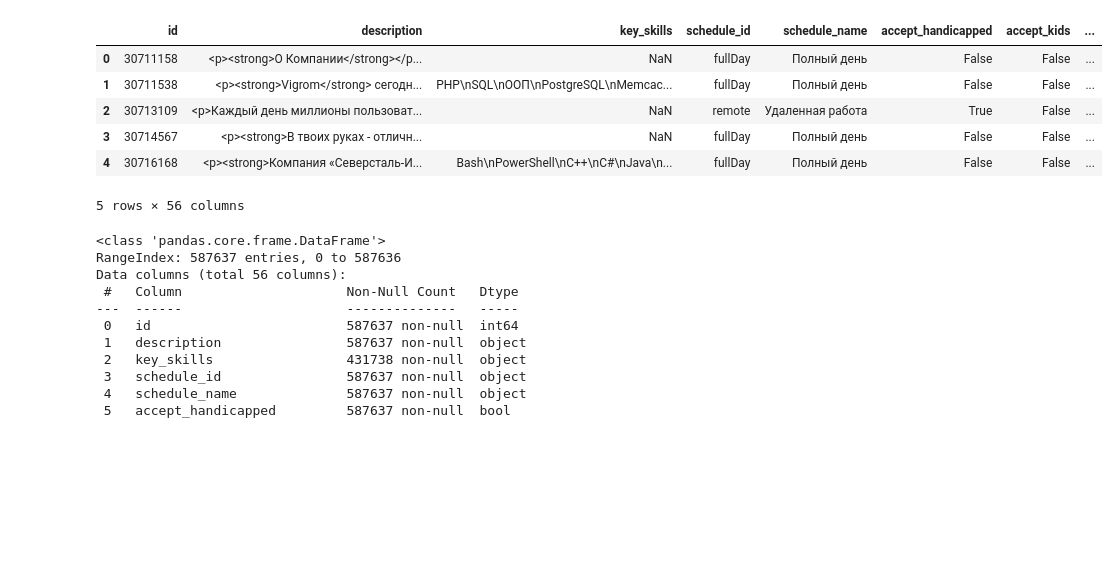
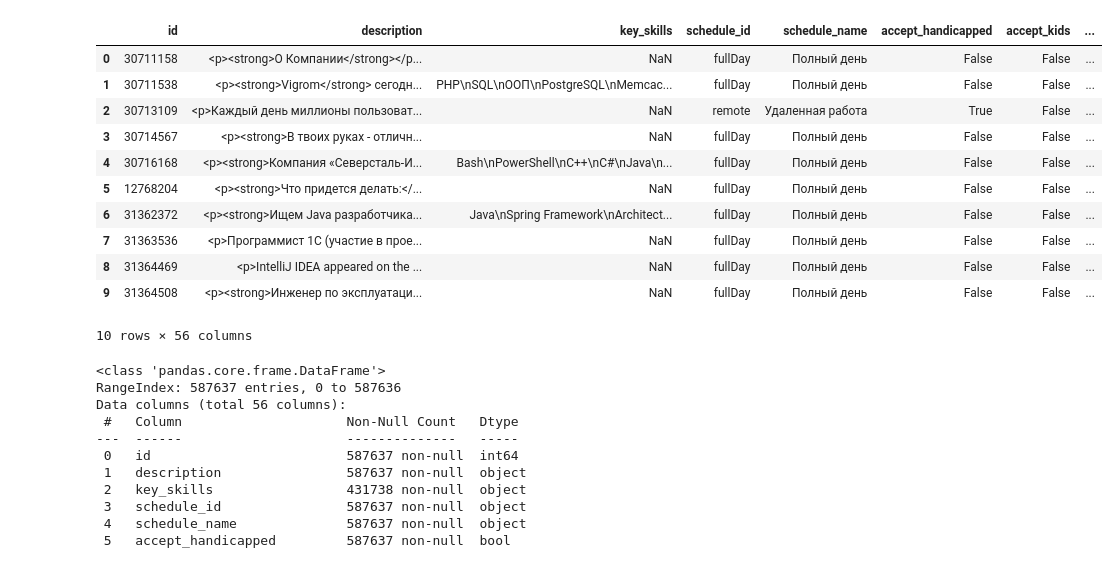
Before and after one commit to sashhhaka/HH-VacancyAnalysis, a Jupyter notebook: test.ipynb, the cells around one changed output. Saved outputs shown, nothing was run; the diff lists cells and outputs as text; code cells hidden in the pictures; blank space fills up the shorter version.

Commit message:
testing ideas

```diff
--- a/test.ipynb
+++ b/test.ipynb
@@ -1,15 +1,18 @@
 # %%
-import pandas as pd
-
-# data from previous year(s), to be cleaned and preprocessed
+# TODO data from previous year(s), to be cleaned and preprocessed
 # how to process faster?
-df = pd.read_csv('data/vacancies_2020.csv')
-df.head()
+# how to add to git with batches?
+# how to collaborate on huggingface?
 # %% [output]
 |  | id | description | key_skills | schedule_id | schedule_name | accept_handicapped | accept_kids | ... |
 | 0 | 30711158 | <p><strong>О Компании</strong></p... | NaN | fullDay | Полный день | False | False | ... |
 | 1 | 30711538 | <p><strong>Vigrom</strong> сегодн... | PHP\nSQL\nООП\nPostgreSQL\nMemcac... | fullDay | Полный день | False | False | ... |
 | 2 | 30713109 | <p>Каждый день миллионы пользоват... | NaN | remote | Удаленная работа | True | False | ... |
 | 3 | 30714567 | <p><strong>В твоих руках - отличн... | NaN | fullDay | Полный день | False | False | ... |
 | 4 | 30716168 | <p><strong>Компания «Северсталь-И... | Bash\nPowerShell\nC++\nC#\nJava\n... | fullDay | Полный день | False | False | ... |
+| 5 | 12768204 | <p><strong>Что придется делать:</... | NaN | fullDay | Полный день | False | False | ... |
+| 6 | 31362372 | <p><strong>Ищем Java разработчика... | Java\nSpring Framework\nArchitect... | fullDay | Полный день | False | False | ... |
+| 7 | 31363536 | <p>Программист 1С (участие в прое... | NaN | fullDay | Полный день | False | False | ... |
+| 8 | 31364469 | <p>IntelliJ IDEA appeared on the ... | NaN | fullDay | Полный день | False | False | ... |
+| 9 | 31364508 | <p><strong>Инженер по эксплуатаци... | NaN | fullDay | Полный день | False | False | ... |
-5 rows × 56 columns
+10 rows × 56 columns
```
Also changed, not shown: parts of 7 cells of this notebook, 1 other file.
